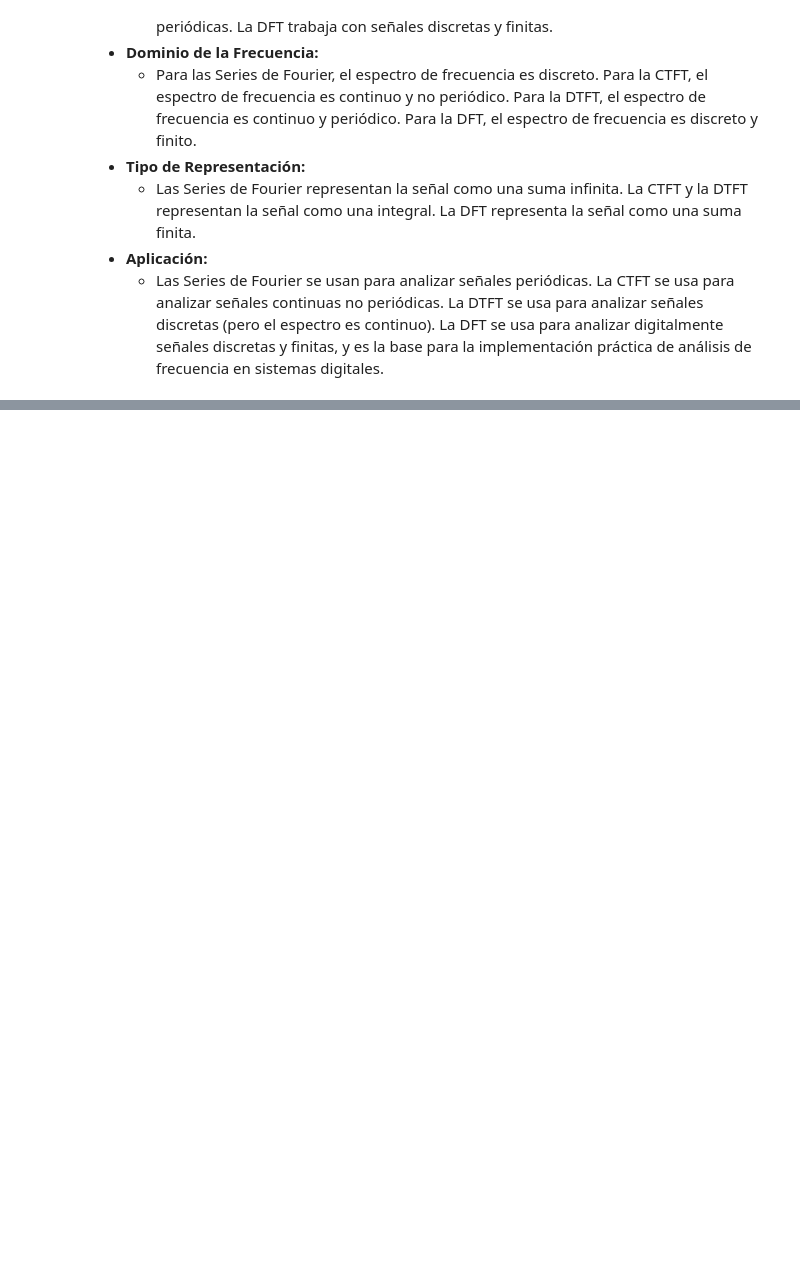
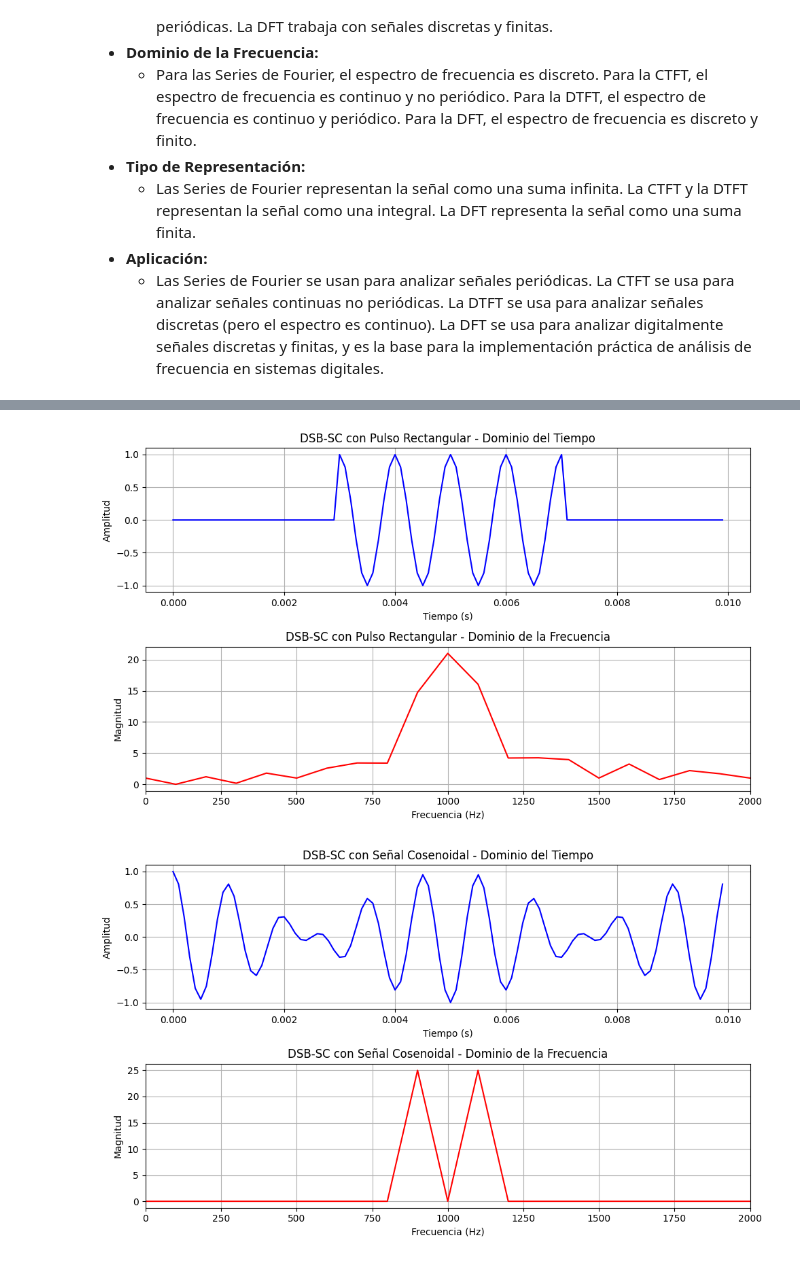
Before and after one commit to Ebl14/senales_y_sistemas, a Jupyter notebook: Taller2.ipynb, the cells around one changed output, grey strips where cells are left out. Saved outputs shown, nothing was run; the diff lists cells and outputs as text; code cells hidden in the pictures; blank space fills up the shorter version.

```diff
--- a/Taller2.ipynb
+++ b/Taller2.ipynb
@@ -74,0 +496,54 @@
+# %%
+import numpy as np
+import matplotlib.pyplot as plt
+from scipy.fft import rfft, rfftfreq
+
+# Configuración
+fs = 10000       # Frecuencia de muestreo (Hz)
+t = np.arange(0, 0.01, 1/fs)  # Vector de tiempo (10 ms)
+fc = 1000        # Frecuencia de la portadora (Hz)
+mod_index = 1.0  # Índice de modulación (puede ajustarse)
+
+# Señales mensaje
+rect_pulse = np.where((t >= 0.003) & (t <= 0.007), 1.0, 0.0)  # Pulso de 4 ms
+cos_msg = np.cos(2 * np.pi * 100 * t)  # Señal cosenoidal de 100 Hz
+
+# Modulación DSB-SC
+def modulate_dsb_sc(msg):
+    carrier = np.cos(2 * np.pi * fc * t)
+    return mod_index * msg * carrier
+
+mod_rect = modulate_dsb_sc(rect_pulse)
+mod_cos = modulate_dsb_sc(cos_msg)
+
+# Visualización en tiempo y frecuencia
+def plot_signal(signal, title):
+    fig, (ax1, ax2) = plt.subplots(2, 1, figsize=(10, 6))
+
+    # Dominio del tiempo
+    ax1.plot(t, signal, color='b')
+    ax1.set_title(f'{title} - Dominio del Tiempo')
+    ax1.set_xlabel('Tiempo (s)')
+    ax1.set_ylabel('Amplitud')
+    ax1.grid(True)
+
+    # Dominio de la frecuencia (espectro)
+    freq = rfftfreq(len(t), 1/fs)
+    spectrum = np.abs(rfft(signal))
+
+    ax2.plot(freq, spectrum, color='r')
+    ax2.set_title(f'{title} - Dominio de la Frecuencia')
+    ax2.set_xlabel('Frecuencia (Hz)')
+    ax2.set_ylabel('Magnitud')
+    ax2.set_xlim(0, 2 * fc)  # Mostrar hasta 2*fc para claridad
+    ax2.grid(True)
+
+    plt.tight_layout()
+    plt.show()
+
+# Resultados
+plot_signal(mod_rect, "DSB-SC con Pulso Rectangular")
+plot_signal(mod_cos, "DSB-SC con Señal Cosenoidal")
+# %% [output]
+[figure, added]
+[figure, added]
```
Also changed, not shown: parts of 13 cells of this notebook.
